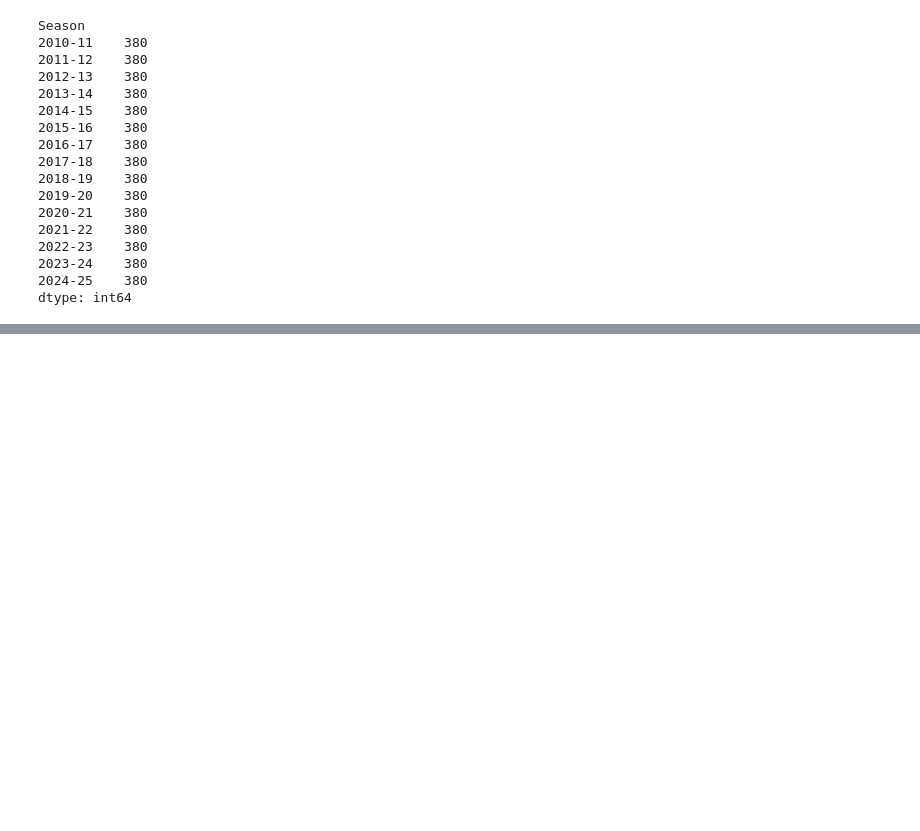
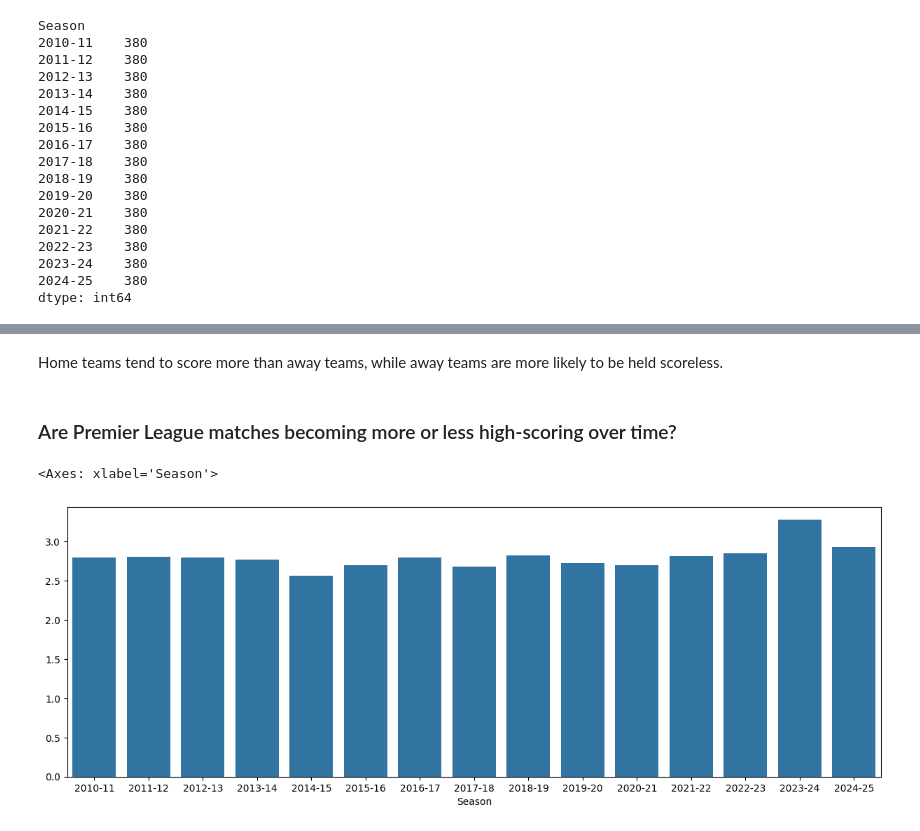
Before and after one commit to w2xw30/pl-matchpredictor, a Jupyter notebook: notebooks/01_eda.ipynb, the cells around one changed output, grey strips where cells are left out. Cells and saved outputs as stored; diff of their text form; code cells hidden in the pictures; blank space fills up the shorter version.

```diff
--- a/notebooks/01_eda.ipynb
+++ b/notebooks/01_eda.ipynb
@@ -38,0 +140,15 @@ dtype: int64
+# %% [markdown]
+Home teams tend to score more than away teams, while away teams are more likely to be held scoreless.
+# %% [markdown]
+### Are Premier League matches becoming more or less high-scoring over time?
+# %%
+total_goals = df.groupby("Season").apply(
+    lambda group: (group["FTHG"] + group["FTAG"]).mean()
+)
+total_goals
+
+plt.figure(figsize=(15,5))
+sns.barplot(x=total_goals.index,y=total_goals.values)
+# %% [output]
+<Axes: xlabel='Season'>
+[figure, added]
```
Also changed, not shown: parts of 17 cells of this notebook.
